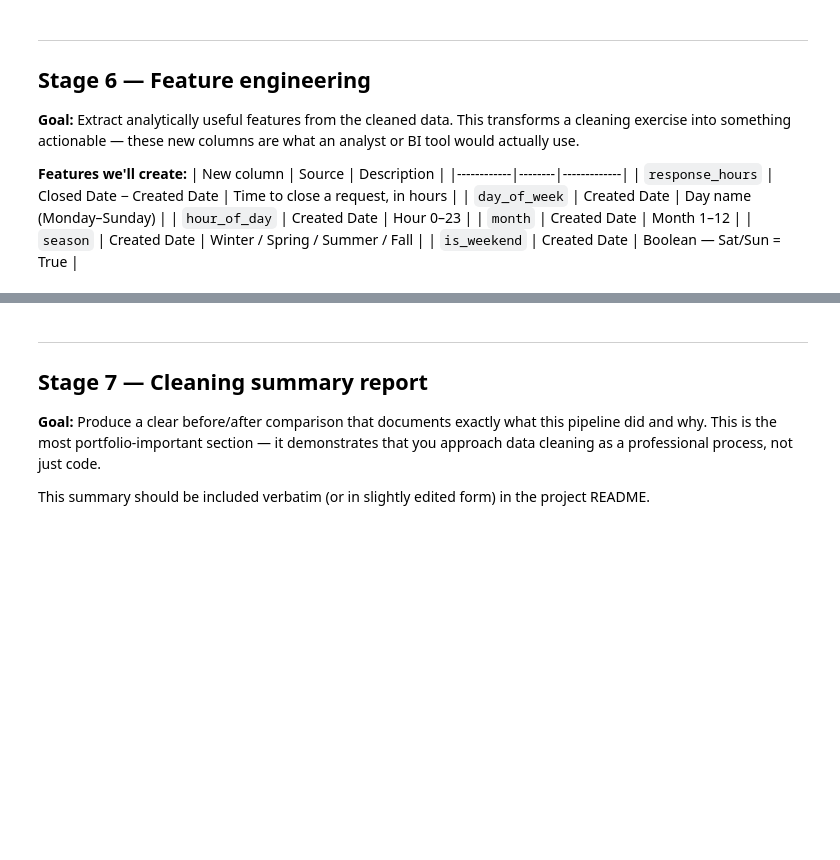
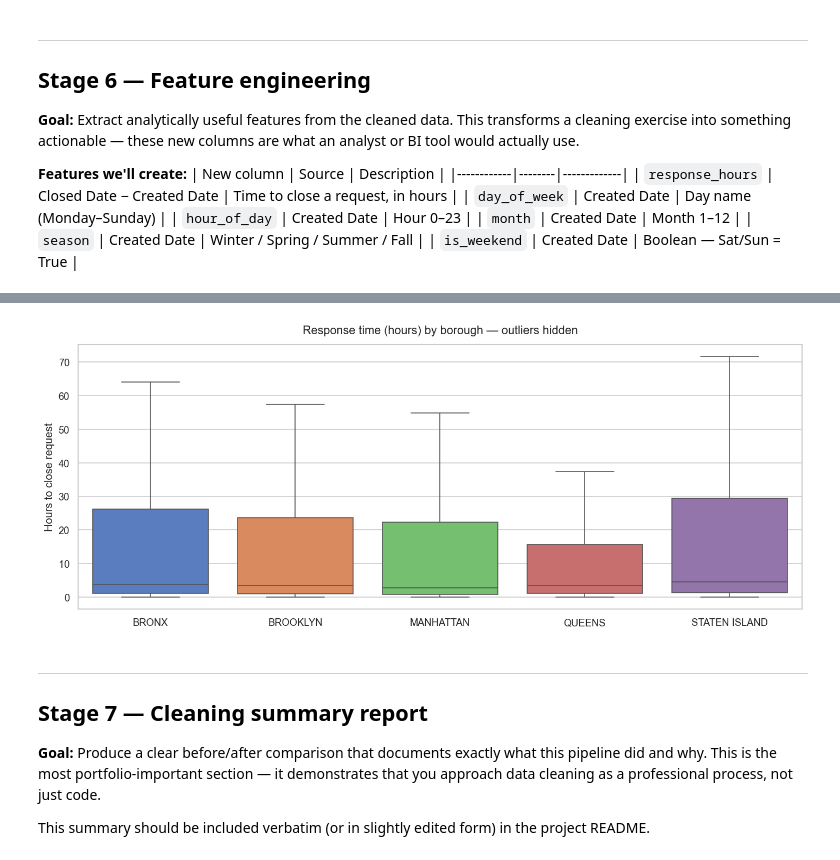
Before and after one commit to ryry2412/nyc-311-cleaning, a Jupyter notebook: notebooks/nyc_311_cleaning_pipeline.ipynb, the cells around one changed output, grey strips where cells are left out. Cells and saved outputs as stored; diff of their text form; code cells hidden in the pictures; blank space fills up the shorter version.

```diff
--- a/notebooks/nyc_311_cleaning_pipeline.ipynb
+++ b/notebooks/nyc_311_cleaning_pipeline.ipynb
@@ -385,11 +529,11 @@ print(f'Rows after exact deduplication: {len(df):,}')
 # %%
 # --- Near-duplicates by Unique Key ---
-# 'Unique Key' should be the primary identifier. If it appears more than once,
+# 'unique_key' should be the primary identifier. If it appears more than once,
 # those are system-level duplicates we should keep only the first occurrence of.
 
-if 'Unique Key' in df.columns:
-    key_dupes = df.duplicated(subset=['Unique Key']).sum()
+if 'unique_key' in df.columns:
+    key_dupes = df.duplicated(subset=['unique_key']).sum()
     print(f'Rows with duplicate Unique Key: {key_dupes:,}')
 
-    df = df.drop_duplicates(subset=['Unique Key'], keep='first')
+    df = df.drop_duplicates(subset=['unique_key'], keep='first')
     print(f'Rows after Unique Key deduplication: {len(df):,}')
@@ -399,14 +546,14 @@ if 'Unique Key' in df.columns:
 # These represent the same underlying citizen complaint routed to multiple agencies.
 # We keep the first occurrence (earliest agency assignment) and drop the rest.
 
-near_dupe_cols = ['Complaint Type', 'Incident Address', 'Borough', 'Created Date']
+near_dupe_cols = ['complaint_type', 'incident_address', 'borough', 'created_date']
 near_dupe_cols = [c for c in near_dupe_cols if c in df.columns]
 
 # For date-level matching, extract date only (not time)
-if 'Created Date' in df.columns:
-    df['_created_date_only'] = df['Created Date'].dt.date
+if 'created_date' in df.columns:
+    df['_created_date_only'] = df['created_date'].dt.date
     near_dupe_cols_adj = [
-        c if c != 'Created Date' else '_created_date_only'
+        c if c != 'created_date' else '_created_date_only'
         for c in near_dupe_cols
     ]
 else:
@@ -439,9 +589,9 @@ print(f'Rows remaining: {len(df):,}')
 | `is_weekend` | Created Date | Boolean — Sat/Sun = True |
 # %%
 # --- Response time in hours ---
-if 'Closed Date' in df.columns and 'Created Date' in df.columns:
+if 'closed_date' in df.columns and 'created_date' in df.columns:
     df['response_hours'] = (
-        (df['Closed Date'] - df['Created Date'])
+        (df['closed_date'] - df['created_date'])
         .dt.total_seconds()
         .div(3600)
         .round(2)
@@ -456,10 +617,10 @@ if 'Closed Date' in df.columns and 'Created Date' in df.columns:
 # %%
 # --- Temporal features from Created Date ---
-if 'Created Date' in df.columns:
-    df['day_of_week'] = df['Created Date'].dt.day_name()
-    df['hour_of_day'] = df['Created Date'].dt.hour
-    df['month']       = df['Created Date'].dt.month
-    df['is_weekend']  = df['Created Date'].dt.dayofweek >= 5  # 5=Sat, 6=Sun
+if 'created_date' in df.columns:
+    df['day_of_week'] = df['created_date'].dt.day_name()
+    df['hour_of_day'] = df['created_date'].dt.hour
+    df['month']       = df['created_date'].dt.month
+    df['is_weekend']  = df['created_date'].dt.dayofweek >= 5  # 5=Sat, 6=Sun
 
     # Season mapping
     def month_to_season(m):
@@ -493,24 +662,26 @@ if 'hour_of_day' in df.columns:
 # %%
 # --- Response time distribution by borough ---
-if 'response_hours' in df.columns and 'Borough' in df.columns:
-    valid = df[df['response_hours'].notna() & (df['Borough'] != 'UNKNOWN')]
+if 'response_hours' in df.columns and 'borough' in df.columns:
+    valid = df[df['response_hours'].notna() & (df['borough'] != 'UNKNOWN')]
 
     fig, ax = plt.subplots(figsize=(12, 5))
     sns.boxplot(
         data=valid,
-        x='Borough',
+        x='borough',
         y='response_hours',
-        order=sorted(valid['Borough'].unique()),
+        order=sorted(valid['borough'].unique()),
         palette='muted',
         showfliers=False,   # hide extreme outliers for readability
         ax=ax
     )
     ax.set_title('Response time (hours) by borough — outliers hidden', fontsize=13, pad=12)
     ax.set_xlabel('')
     ax.set_ylabel('Hours to close request')
     plt.tight_layout()
     plt.savefig('../data/fig_response_by_borough.png', bbox_inches='tight')
     plt.show()
+# %% [output]
+[figure, added]
 # %% [markdown]
 ---
 ## Stage 7 — Cleaning summary report
```
Also changed, not shown: parts of 30 cells of this notebook, 1 other file.
